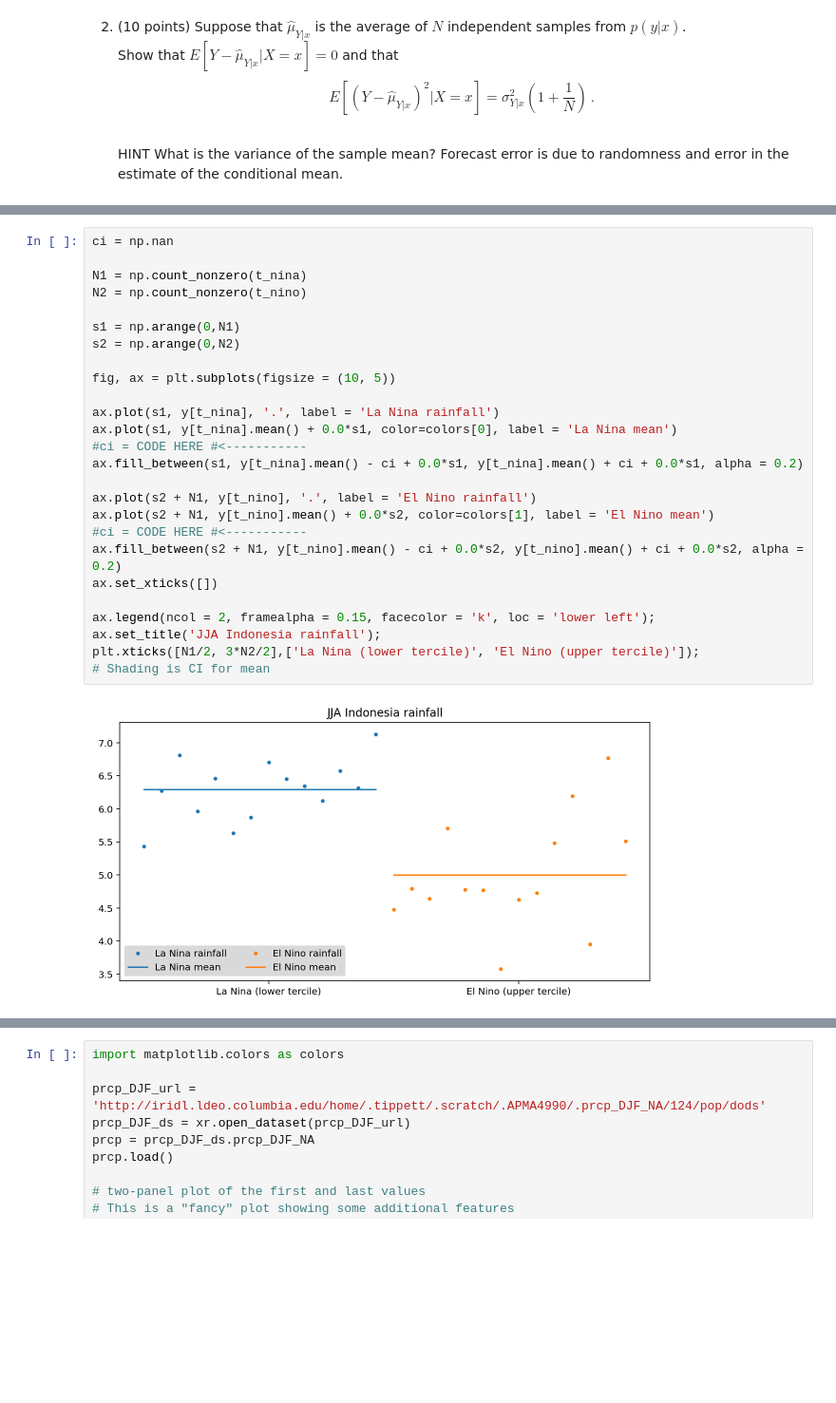
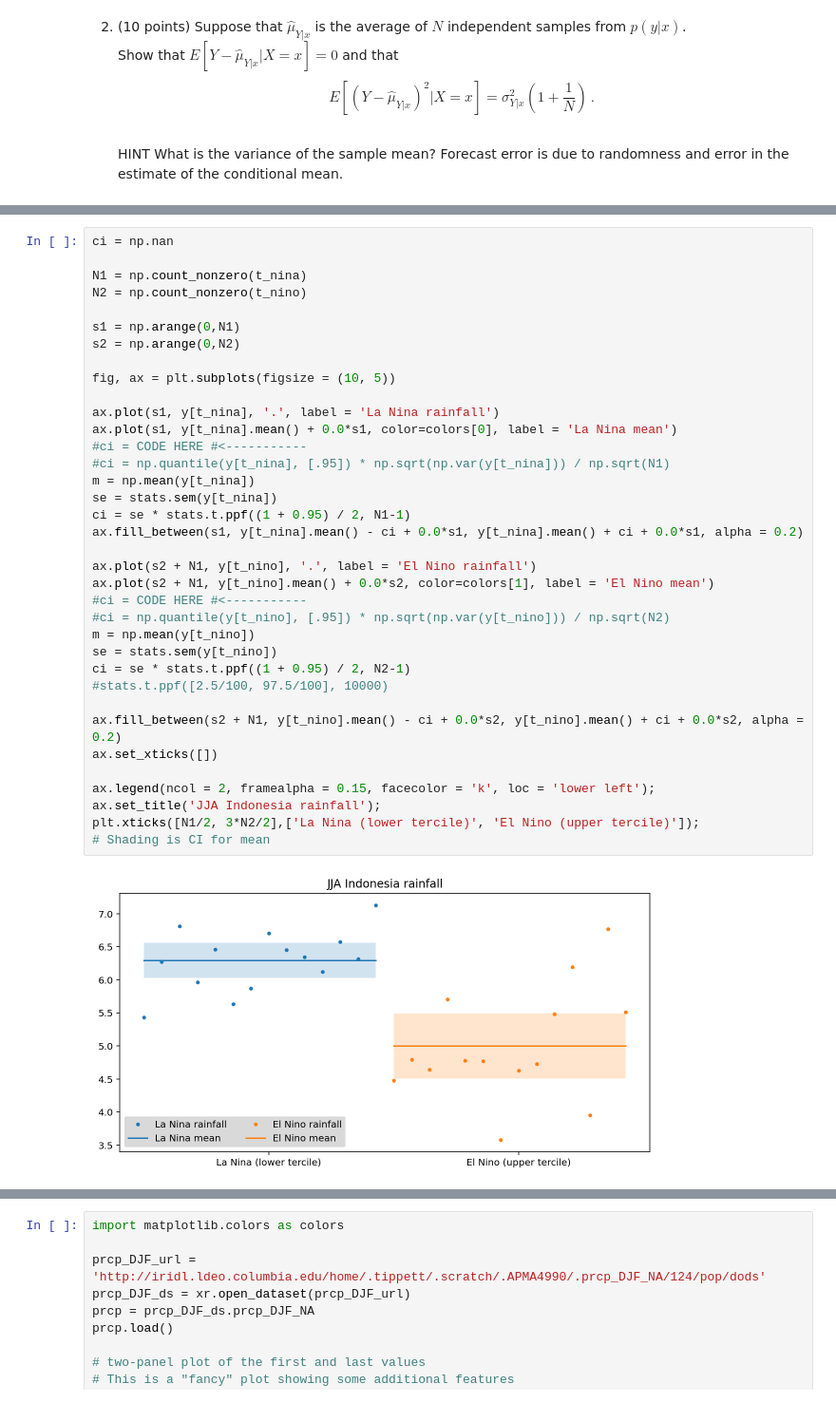
Before and after one commit to jp3993/apma4990-jp3993, a Jupyter notebook: HW-04.ipynb, the cells around one changed output, grey strips where cells are left out. Shown at 95% size. Drawn from its saved outputs; the diff is of its cells as text; blank space fills up the shorter version.

```diff
--- a/HW-04.ipynb
+++ b/HW-04.ipynb
@@ -280,31 +324,41 @@ Add it to the code below to produce the figure.
 # %%
 ci = np.nan
 
 N1 = np.count_nonzero(t_nina)
 N2 = np.count_nonzero(t_nino)
 
 s1 = np.arange(0,N1)
 s2 = np.arange(0,N2)
 
 fig, ax = plt.subplots(figsize = (10, 5))
 
 ax.plot(s1, y[t_nina], '.', label = 'La Nina rainfall')
 ax.plot(s1, y[t_nina].mean() + 0.0*s1, color=colors[0], label = 'La Nina mean')
 #ci = CODE HERE #<-----------
+#ci = np.quantile(y[t_nina], [.95]) * np.sqrt(np.var(y[t_nina])) / np.sqrt(N1)
+m = np.mean(y[t_nina])
+se = stats.sem(y[t_nina])
+ci = se * stats.t.ppf((1 + 0.95) / 2, N1-1)
 ax.fill_between(s1, y[t_nina].mean() - ci + 0.0*s1, y[t_nina].mean() + ci + 0.0*s1, alpha = 0.2)
 
 ax.plot(s2 + N1, y[t_nino], '.', label = 'El Nino rainfall')
 ax.plot(s2 + N1, y[t_nino].mean() + 0.0*s2, color=colors[1], label = 'El Nino mean')
 #ci = CODE HERE #<-----------
+#ci = np.quantile(y[t_nino], [.95]) * np.sqrt(np.var(y[t_nino])) / np.sqrt(N2)
+m = np.mean(y[t_nino])
+se = stats.sem(y[t_nino])
+ci = se * stats.t.ppf((1 + 0.95) / 2, N2-1)
+#stats.t.ppf([2.5/100, 97.5/100], 10000)
+
 ax.fill_between(s2 + N1, y[t_nino].mean() - ci + 0.0*s2, y[t_nino].mean() + ci + 0.0*s2, alpha = 0.2)
 ax.set_xticks([])
 
 ax.legend(ncol = 2, framealpha = 0.15, facecolor = 'k', loc = 'lower left');
 ax.set_title('JJA Indonesia rainfall');
 plt.xticks([N1/2, 3*N2/2],['La Nina (lower tercile)', 'El Nino (upper tercile)']);
 # Shading is CI for mean
 # %% [output]
-[figure, old version]
+[figure, new version]
 # %% [markdown]
 4. (10 points) Choose $K$ in K-nearest neighbors by finding the value of $K$ whose leave-one-out cross-validated (CV) mean-squared error (MSE) is smallest. Below is starter code.
     - Add comments explaining what the code does.
```
Also changed, not shown: parts of 18 cells of this notebook.
